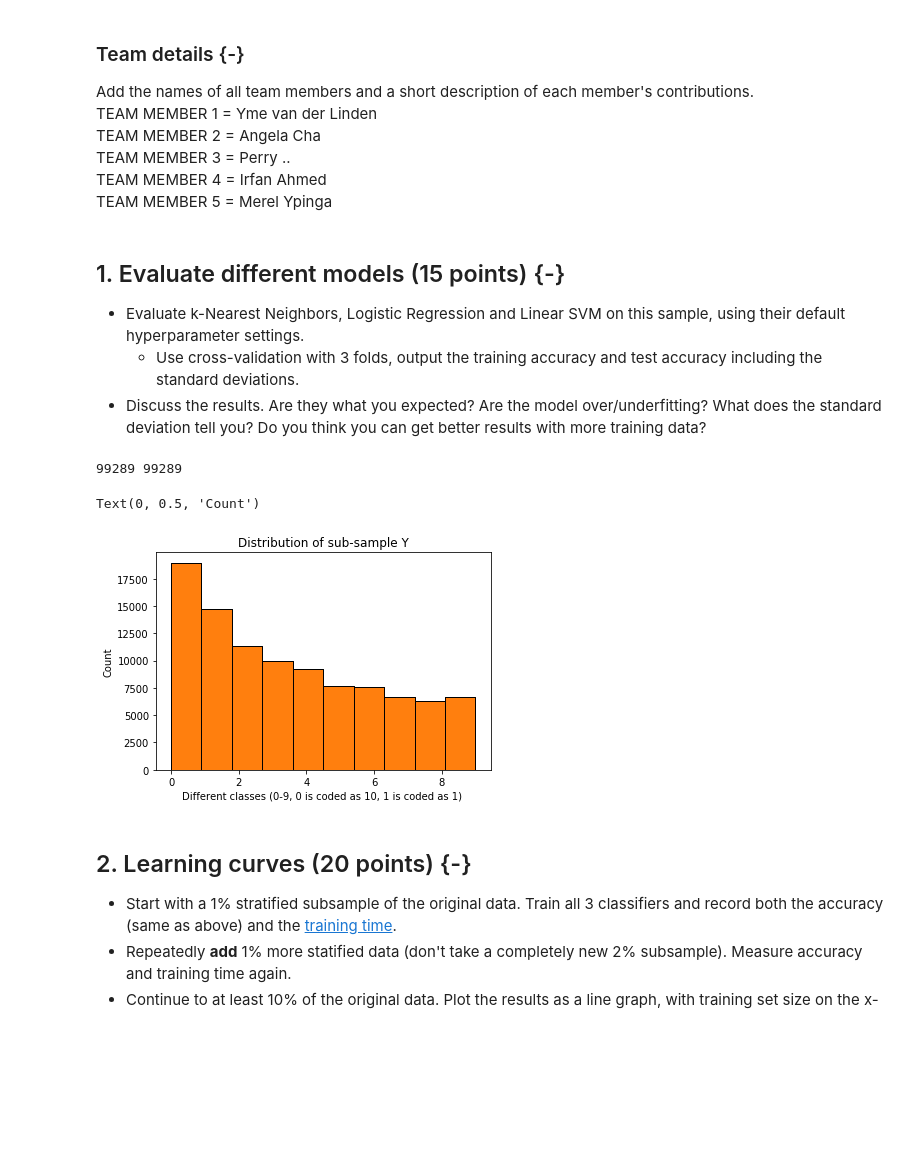
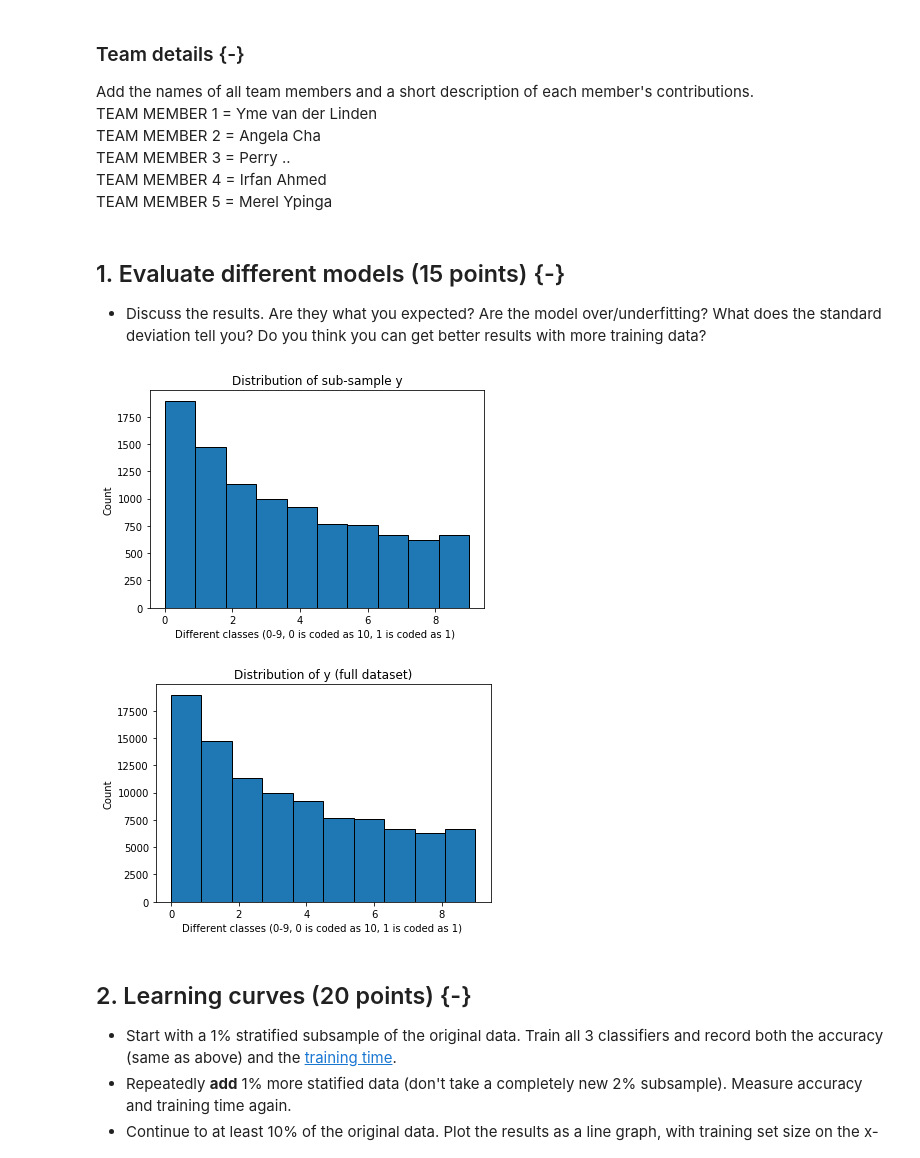
Before and after one commit to Psychotechnopath/Datamining_assignments, a Jupyter notebook: Assignment 1/Assignment 1 - Street View.ipynb, the cells around one changed output. Saved outputs shown, nothing was run; the diff lists cells and outputs as text; code cells hidden in the pictures; blank space fills up the shorter version.

```diff
--- a/Assignment 1/Assignment 1 - Street View.ipynb
+++ b/Assignment 1/Assignment 1 - Street View.ipynb
@@ -53,33 +53,26 @@ TEAM MEMBER 4 = Irfan Ahmed
 TEAM MEMBER 5 = Merel Ypinga
 # %% [markdown]
 ## 1. Evaluate different models (15 points) {-}
-- Evaluate k-Nearest Neighbors, Logistic Regression and Linear SVM on this sample, using their default hyperparameter settings.
-    - Use cross-validation with 3 folds, output the training accuracy and test accuracy including the standard deviations.
 - Discuss the results. Are they what you expected? Are the model over/underfitting? What does the standard deviation tell you? Do you think you can get better results with more training data?
 # %%
 #Take a stratified 10% subsample of the data.
 #Plot the distribution of the classes (as a histogram) for both the original data and the subsample.
-SVHN = oml.datasets.get_dataset(41081)                                   #Load data
-X, y, cats, attrs = SVHN.get_data(dataset_format='array',
-    target=SVHN.default_target_attribute)
 
-sss = StratifiedShuffleSplit(n_splits=10, test_size=0.2, random_state=0) #Use StratifiedShuffleSplit class in a "clever" (unintended way) to generate stratified sub-sample.
-train_index, test_index = next(sss.split(X, y))                          #Generate indices of the first train/test split (Since sss.split(X, y) is a generator we use next here to generate the first split)
-y_complete = np.concatenate((y[train_index], y[test_index]))             #Concatenate the train/test data for the sake of the Histogram plot (So we can see full distribution). We do this for both X and y,
-X_complete = np.concatenate((X[train_index], X[test_index]))             #Since we need the stratified sub-sample for later questions.
-print(len(y_complete), len(X_complete))
+#Use train_test_split in a "clever" way to generate 10% stratified sub-sample:
+X_90_percent, X_10_percent, y_90_percent, y_10_percent = train_test_split(X, y, test_size=0.1, stratify=y)
 
 
-plt.hist(y_complete, bins=10, histtype='bar', edgecolor='black')         #Histogram of Sub-sample
-plt.title("Distribution of sub-sample Y")
+plt.hist(y_10_percent, bins=10, histtype='bar', edgecolor='black')         #Histogram of Sub-sample
+plt.title("Distribution of sub-sample y")
 plt.xlabel("Different classes (0-9, 0 is coded as 10, 1 is coded as 1) ")
 plt.ylabel("Count")
+plt.show();
 
-plt.hist(y, bins=10, histtype='bar', edgecolor='black')                 #Histogram of original data
-plt.title("Distribution of sub-sample Y")
+plt.hist(y, bins=10, histtype='bar', edgecolor='black')                    #Histogram of original data
+plt.title("Distribution of y (full dataset)")
 plt.xlabel("Different classes (0-9, 0 is coded as 10, 1 is coded as 1) ")
 plt.ylabel("Count")
+plt.show();
 # %% [output]
-99289 99289
-Text(0, 0.5, 'Count')
-[figure, old version]
+[figure, new version]
+[figure, added]
```
Also changed, not shown: parts of 3 cells of this notebook, 1 other file.
